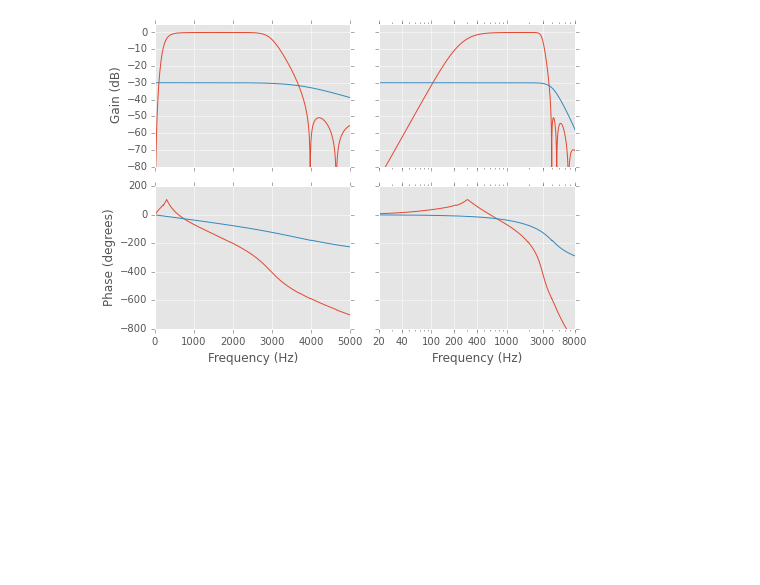
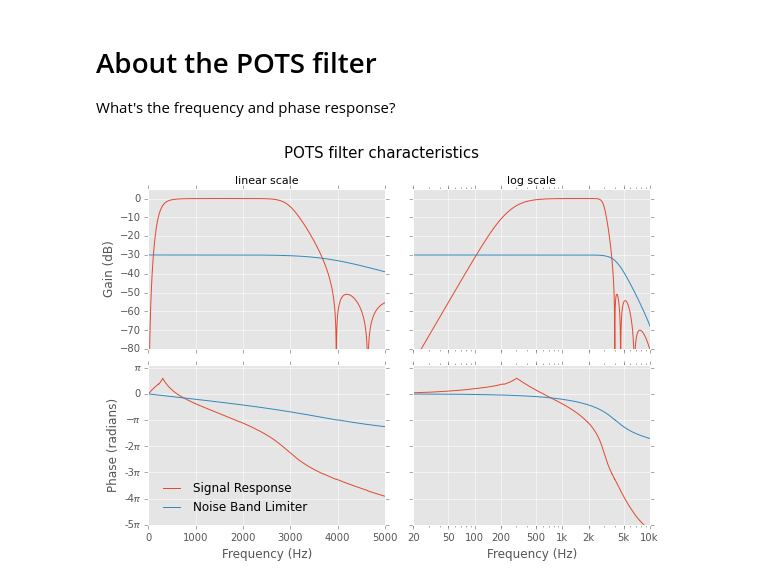
Before and after one commit to errahulsingh/pots-sim, a Jupyter notebook: filter_display.ipynb, the cells around one changed output. Drawn from its saved outputs; the diff is of its cells as text; code cells hidden in the pictures; blank space fills up the shorter version.

```diff
--- a/filter_display.ipynb
+++ b/filter_display.ipynb
@@ -1,3 +1,7 @@
+# %% [markdown]
+# About the POTS filter
+
+What's the frequency and phase response?
 # %%
 %matplotlib inline
 import json
@@ -31,43 +35,58 @@ w, h = sig.freqz(b, a, worN=4096)
 gain_noise = 20 * np.log10(np.abs(h)) - SNR
 phase_noise = np.unwrap(np.angle(h, deg=True))
 # %%
-f = plt.figure(figsize=(7, 5))
+f = plt.figure(figsize=(8, 6))
 
 ax_lin_gain = f.add_subplot(2, 2, 1)
 ax_lin_phase = f.add_subplot(2, 2, 3, sharex=ax_lin_gain)
 ax_log_gain = f.add_subplot(2, 2, 2, sharey=ax_lin_gain)
 ax_log_phase = f.add_subplot(2, 2, 4, sharex=ax_log_gain, sharey=ax_lin_phase)
 
 ax_lin_gain.set_xlim((0, 5000))
-ax_log_gain.set_xlim((20, 8000))
+ax_log_gain.set_xlim((20, 10000))
 ax_lin_gain.set_ylim((-80, 5))
 ax_lin_phase.set_ylim((-800, 200))
 ax_log_gain.set_xscale('log')
 ax_log_phase.set_xscale('log')
 
 plt.setp(ax_lin_gain.get_xticklabels(), visible=False)
 plt.setp(ax_log_gain.get_xticklabels(), visible=False)
 plt.setp(ax_log_gain.get_yticklabels(), visible=False)
 plt.setp(ax_log_phase.get_yticklabels(), visible=False)
 
-ax_lin_gain.plot(freqs, gain_sig, label="Signal Response")
-ax_lin_gain.plot(freqs, gain_noise, label="Noise Band Limiter")
+ax_lin_gain.plot(freqs, gain_sig)
+ax_lin_gain.plot(freqs, gain_noise)
 ax_log_gain.plot(freqs, gain_sig)
 ax_log_gain.plot(freqs, gain_noise)
-ax_lin_phase.plot(freqs, phase_sig)
-ax_lin_phase.plot(freqs, phase_noise)
+ax_lin_phase.plot(freqs, phase_sig, label="Signal Response")
+ax_lin_phase.plot(freqs, phase_noise, label="Noise Band Limiter")
 ax_log_phase.plot(freqs, phase_sig)
 ax_log_phase.plot(freqs, phase_noise)
 
 ax_lin_gain.set_ylabel('Gain (dB)')
-ax_lin_phase.set_ylabel('Phase (degrees)')
+ax_lin_phase.set_ylabel('Phase (radians)')
 ax_lin_phase.set_xlabel('Frequency (Hz)')
 ax_log_phase.set_xlabel('Frequency (Hz)')
 
-logticks = [20, 40, 100, 200, 400, 1000, 3000, 8000]
+logticks = [20, 50, 100, 200, 500, 1000, 2000, 5000, 10000]
 ax_log_phase.set_xticks(logticks)
-ax_log_phase.set_xticklabels(logticks)
+ax_log_phase.set_xticklabels([x if x < 1000 else '{:.0f}k'.format(x/1000) for x in logticks])
+
+phaseticks = [180 * y for y in range(-5, 2)]
+omegaticks = [{0: 0, 1: u'\u03C0', -1: u'\u2212\u03C0'}.get(y, '{}\u03C0'.format(y)) for y in range(-5, 2)]
+ax_lin_phase.set_yticks(phaseticks)
+ax_lin_phase.set_yticklabels(omegaticks)
+ax_log_phase.set_yticks(phaseticks)
+
+ax_lin_gain.set_title('linear scale', fontsize=11)
+ax_log_gain.set_title('log scale', fontsize=11)
+f.suptitle('POTS filter characteristics', fontsize=15)
+
+ax_lin_phase.legend(loc='lower left')
+ax_lin_phase.get_legend().get_frame().set_alpha(0)
 
 f.tight_layout()
+f.subplots_adjust(top=0.88)
+f.savefig('pots-bodeplot.png')
 # %% [output]
-[figure, old version]
+[figure, new version]
```
Also changed, not shown: 2 other files.
